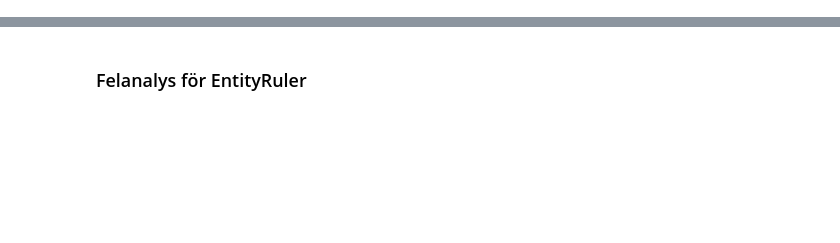
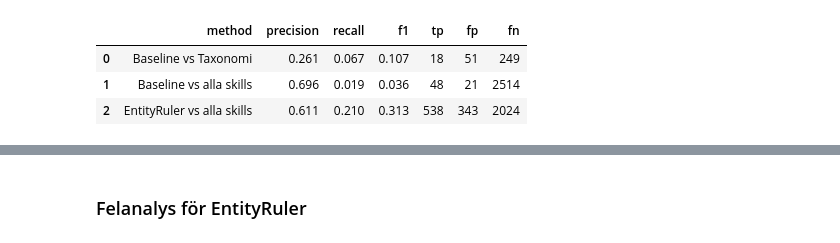
Before and after one commit to emanuelssonlinnea-rgb/End-to-end-projekt-i-Data-Science, a Jupyter notebook: notebooks/06_evaluation.ipynb, the cells around one changed output, grey strips where cells are left out. Saved outputs shown, nothing was run; the diff lists cells and outputs as text; code cells hidden in the pictures; blank space fills up the shorter version.

```diff
--- a/notebooks/06_evaluation.ipynb
+++ b/notebooks/06_evaluation.ipynb
@@ -173,0 +407,7 @@ entityruler_predictions
+# %%
+baseline_vs_taxonomy = calculate_metrics(
+    gold_taxonomy,
+    baseline_predictions
+)
+
+baseline_vs_taxonomy
@@ -173,0 +429,7 @@ entityruler_predictions
+# %%
+baseline_vs_all = calculate_metrics(
+    gold_all,
+    baseline_predictions
+)
+
+baseline_vs_all
@@ -173,0 +449,7 @@ entityruler_predictions
+# %%
+entityruler_vs_all = calculate_metrics(
+    gold_all,
+    entityruler_predictions
+)
+
+entityruler_vs_all
@@ -173,0 +468,28 @@ entityruler_predictions
+# %%
+results_df = pd.DataFrame([
+    {
+        "method": "Baseline vs Taxonomi",
+        **baseline_vs_taxonomy
+    },
+    {
+        "method": "Baseline vs alla skills",
+        **baseline_vs_all
+    },
+    {
+        "method": "EntityRuler vs alla skills",
+        **entityruler_vs_all
+    }
+])
+
+results_df[
+    ["precision", "recall", "f1"]
+] = results_df[
+    ["precision", "recall", "f1"]
+].round(3)
+
+results_df
+# %% [output]
+|  | method | precision | recall | f1 | tp | fp | fn |
+| 0 | Baseline vs Taxonomi | 0.261 | 0.067 | 0.107 | 18 | 51 | 249 |
+| 1 | Baseline vs alla skills | 0.696 | 0.019 | 0.036 | 48 | 21 | 2514 |
+| 2 | EntityRuler vs alla skills | 0.611 | 0.210 | 0.313 | 538 | 343 | 2024 |
```
Also changed, not shown: parts of 76 cells of this notebook, 1 other file.
